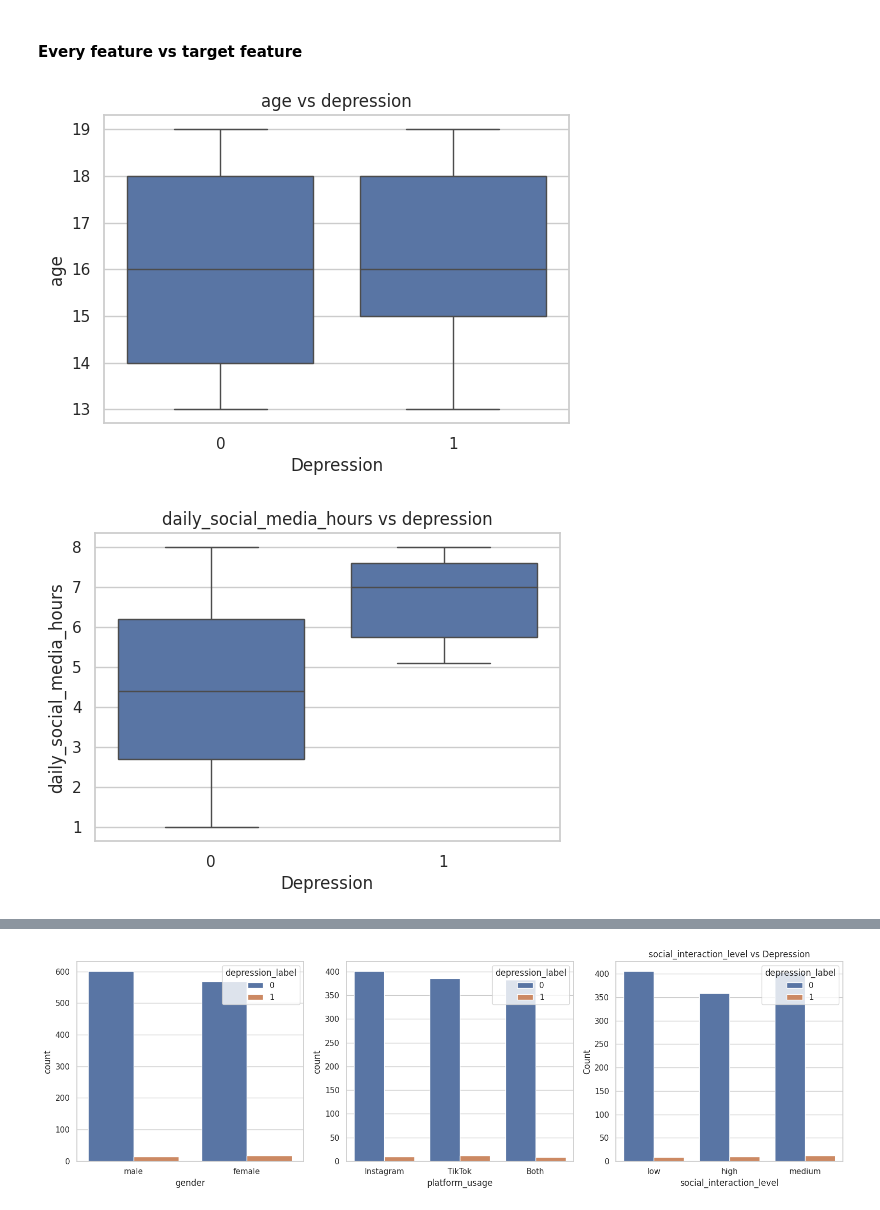
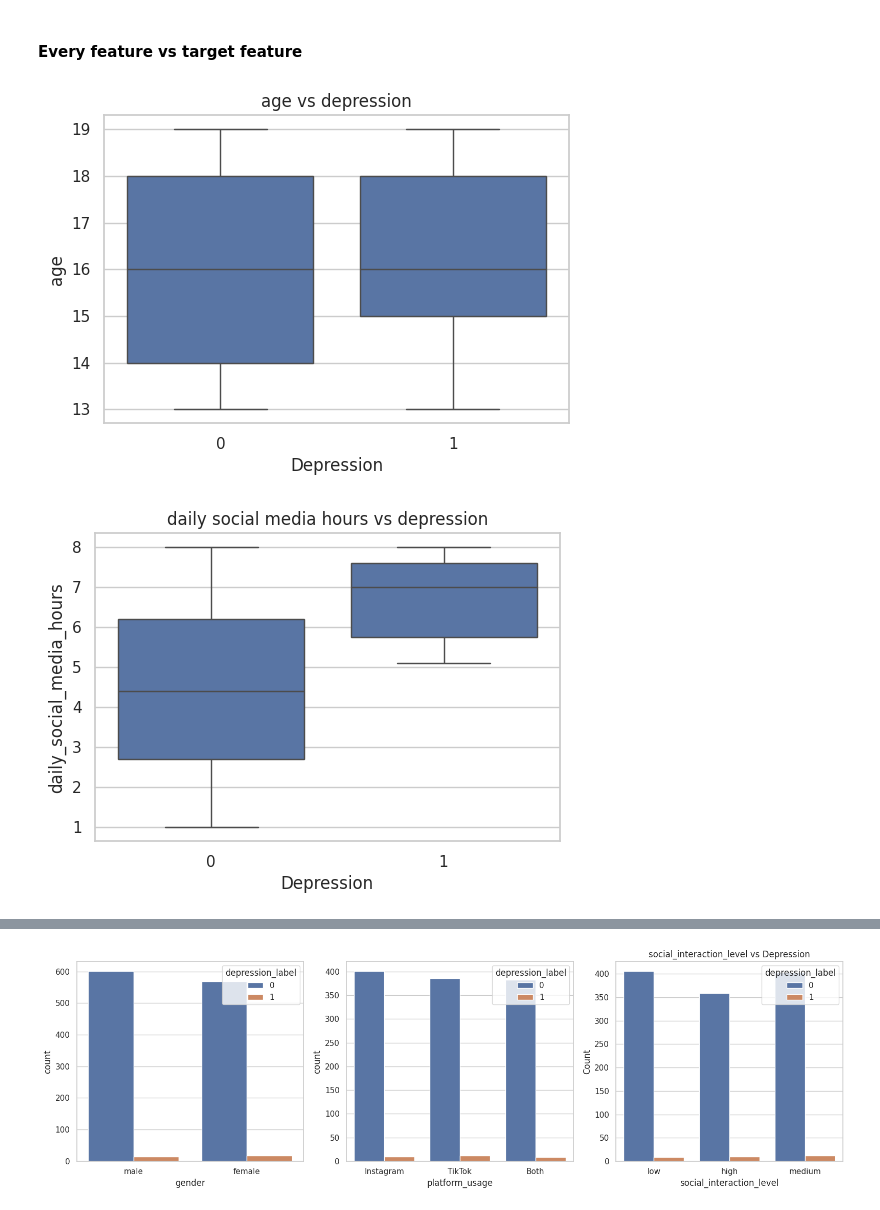
Before and after one commit to Beatmister/Teen-Mental-Health-Prediction, a Jupyter notebook: mental_health_exploration.ipynb, the cells around one changed output, grey strips where cells are left out. Drawn from its saved outputs; the diff is of its cells as text; code cells hidden in the pictures.

```diff
--- a/mental_health_exploration.ipynb
+++ b/mental_health_exploration.ipynb
@@ -243,14 +232,14 @@ plt.show()
 # %%
 features = ["age", "daily_social_media_hours", "sleep_hours", "screen_time_before_sleep", "academic_performance", "physical_activity", "stress_level", "addiction_level"]
 
 for feature in features:
     plt.figure(figsize=(6,4))
     sns.boxplot(data=mental_health, x="depression_label", y=feature)
-    plt.title(f"{feature} vs depression")
+    plt.title(f"{feature.replace("_"," ")} vs depression")
     plt.xlabel("Depression")
     plt.ylabel(f"{feature}")
     plt.show()
 # %% [output]
 [figure]
-[figure, old version]
+[figure, new version]
 [figure]
```
Also changed, not shown: parts of 8 cells of this notebook.
